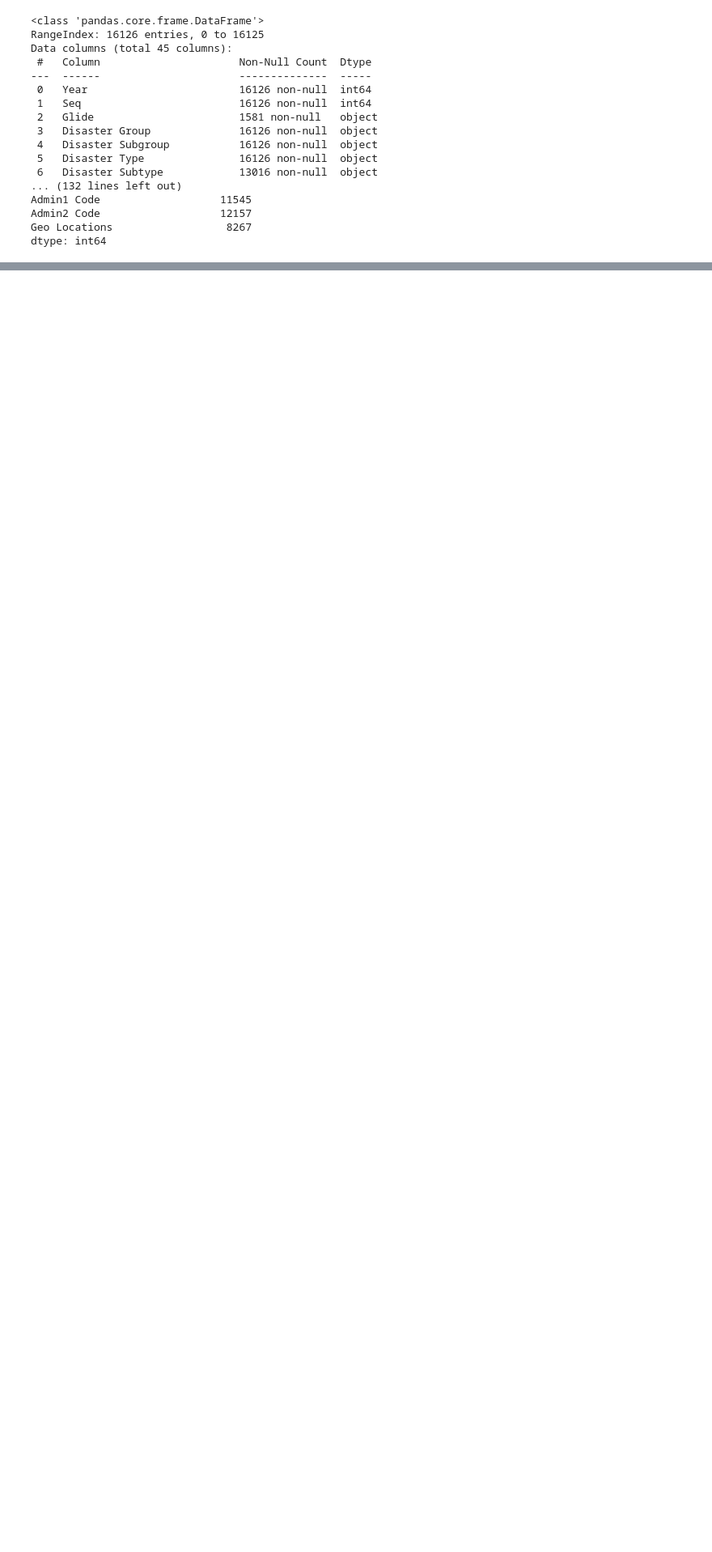
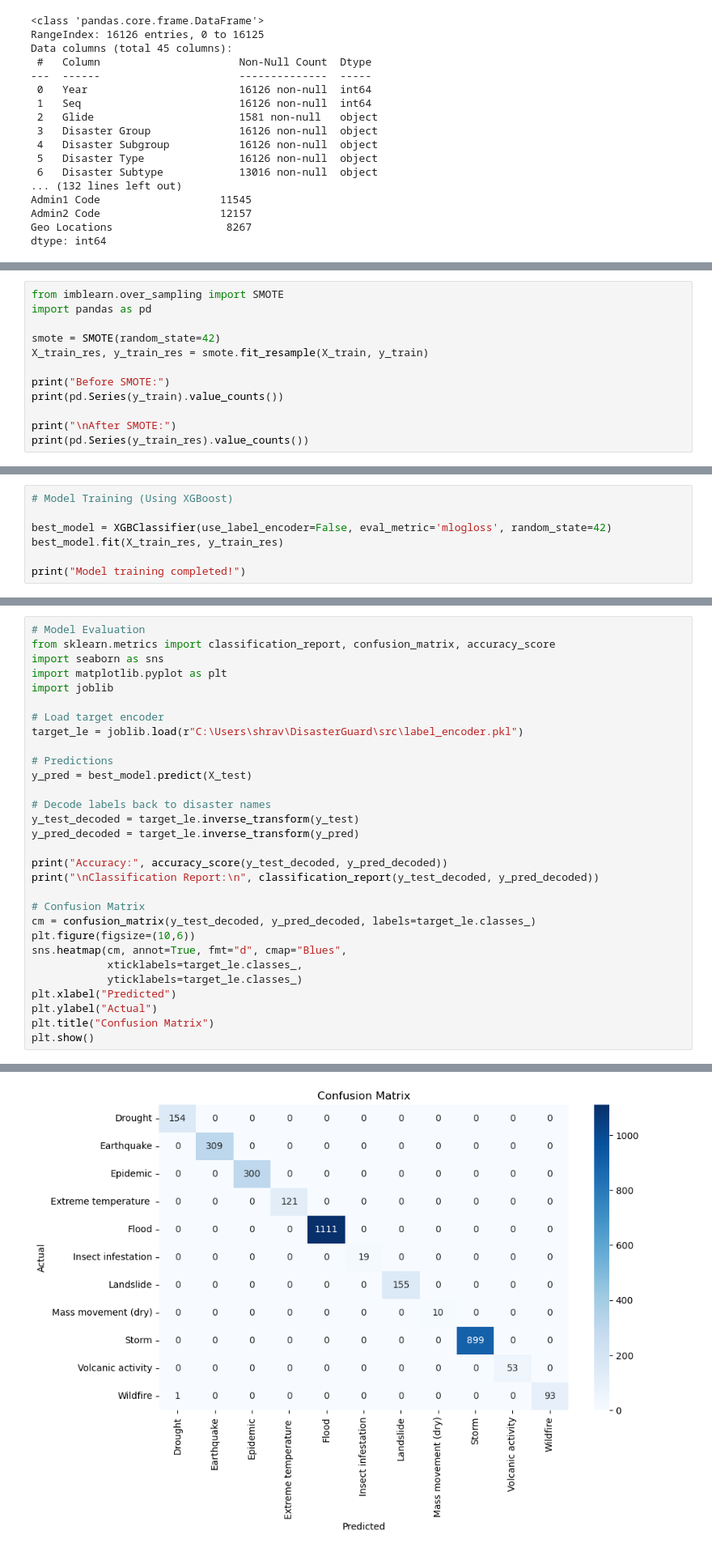
Before and after one commit to ShravyaA11/DisasterGuard-AI-Powered-Natural-Disaster-Prediction-System, a Jupyter notebook: disasterGuard.ipynb, the cells around one changed output, grey strips where cells are left out. Shown at 81% size. Cells and saved outputs as stored; diff of their text form; blank space fills up the shorter version.

```diff
--- a/disasterGuard.ipynb
+++ b/disasterGuard.ipynb
@@ -275,0 +332,12 @@ Selected Features: ['Year', 'Total Affected', 'No Affected']
+# %%
+from imblearn.over_sampling import SMOTE
+import pandas as pd
+
+smote = SMOTE(random_state=42)
+X_train_res, y_train_res = smote.fit_resample(X_train, y_train)
+
+print("Before SMOTE:")
+print(pd.Series(y_train).value_counts())
+
+print("\nAfter SMOTE:")
+print(pd.Series(y_train_res).value_counts())
@@ -275,0 +391,7 @@ Selected Features: ['Year', 'Total Affected', 'No Affected']
+# %%
+# Model Training (Using XGBoost)
+
+best_model = XGBClassifier(use_label_encoder=False, eval_metric='mlogloss', random_state=42)
+best_model.fit(X_train_res, y_train_res)
+
+print("Model training completed!")
@@ -275,0 +400,31 @@ Selected Features: ['Year', 'Total Affected', 'No Affected']
+# %%
+# Model Evaluation
+from sklearn.metrics import classification_report, confusion_matrix, accuracy_score
+import seaborn as sns
+import matplotlib.pyplot as plt
+import joblib
+
+# Load target encoder
+target_le = joblib.load(r"C:\Users\shrav\DisasterGuard\src\label_encoder.pkl")
+
+# Predictions
+y_pred = best_model.predict(X_test)
+
+# Decode labels back to disaster names
+y_test_decoded = target_le.inverse_transform(y_test)
+y_pred_decoded = target_le.inverse_transform(y_pred)
+
+print("Accuracy:", accuracy_score(y_test_decoded, y_pred_decoded))
+print("\nClassification Report:\n", classification_report(y_test_decoded, y_pred_decoded))
+
+# Confusion Matrix
+cm = confusion_matrix(y_test_decoded, y_pred_decoded, labels=target_le.classes_)
+plt.figure(figsize=(10,6))
+sns.heatmap(cm, annot=True, fmt="d", cmap="Blues",
+            xticklabels=target_le.classes_,
+            yticklabels=target_le.classes_)
+plt.xlabel("Predicted")
+plt.ylabel("Actual")
+plt.title("Confusion Matrix")
+plt.show()
+# %% [output]
@@ -275,0 +451 @@ Selected Features: ['Year', 'Total Affected', 'No Affected']
+[figure, added]
```
Also changed, not shown: parts of 12 cells of this notebook.
